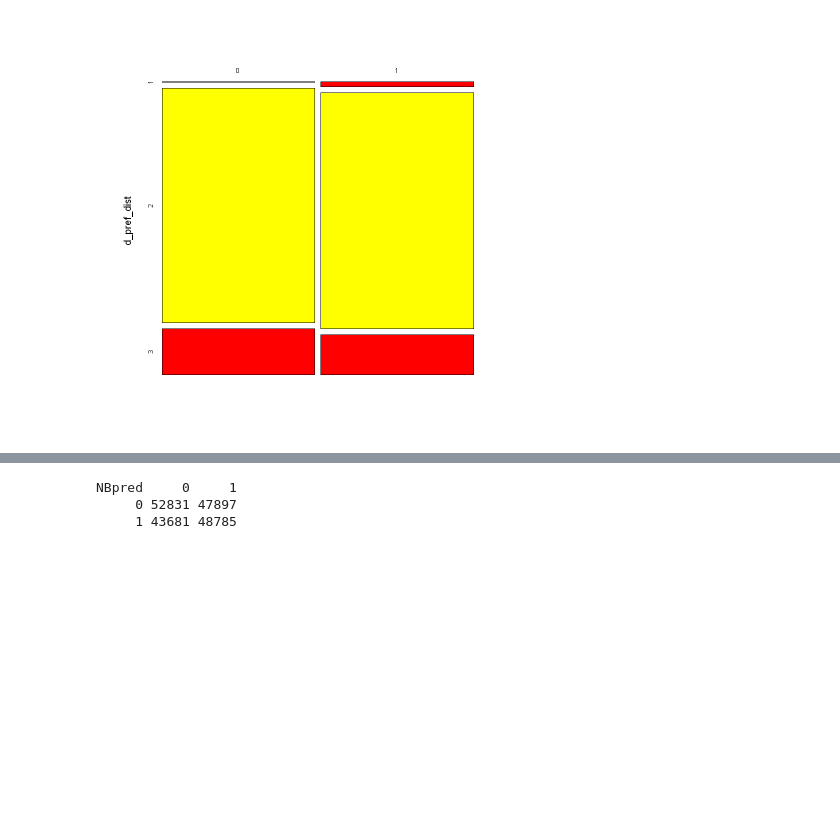
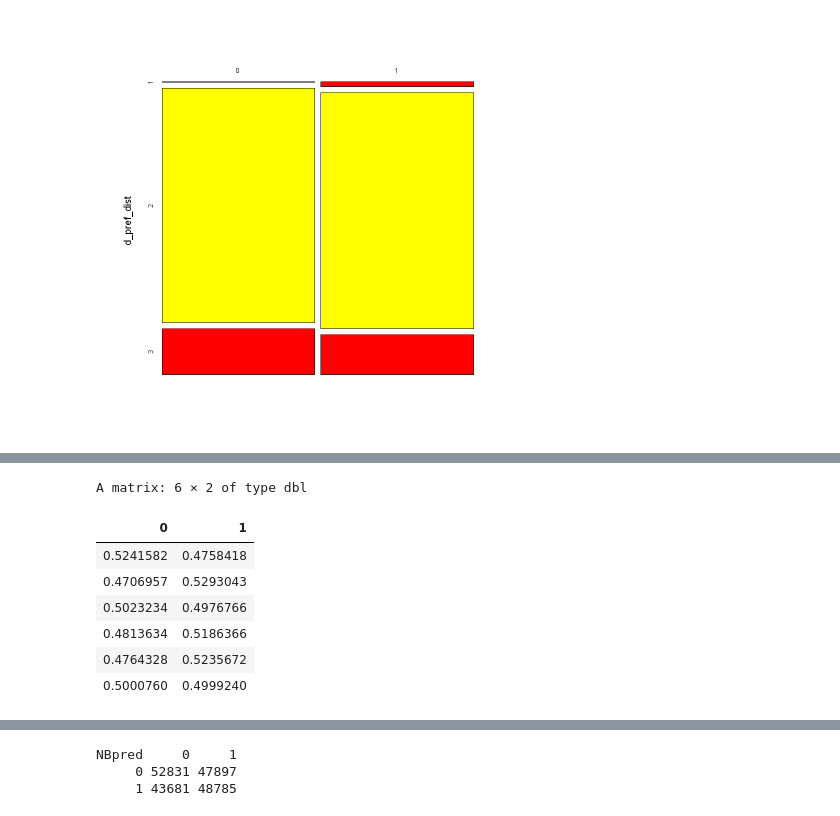
Before and after one commit to smehdizadeh/CSCI5622_Machine-Learning, a Jupyter notebook: NB.ipynb, the cells around one changed output, grey strips where cells are left out. Drawn from its saved outputs; the diff is of its cells as text; code cells hidden in the pictures; blank space fills up the shorter version.

```diff
--- a/NB.ipynb
+++ b/NB.ipynb
@@ -80,5 +100,5 @@ A data.frame: 6 × 7
 # %%
-NBmodel <- naive_bayes(df_train$Preferred ~., data=df_train)
+NBmodel <- naive_bayes(Preferred ~., data=df_train, laplace=1)
 print(NBmodel)
 # %% [output]
 ================================== Naive Bayes ==================================
@@ -124 +153,12 @@ A matrix: 6 × 2 of type dbl
+# %%
+head(NBmodel %prob% df_test[1:6])
+# %% [output]
+A matrix: 6 × 2 of type dbl
+| 0 | 1 |
+| 0.5241582 | 0.4758418 |
+| 0.4706957 | 0.5293043 |
+| 0.5023234 | 0.4976766 |
+| 0.4813634 | 0.5186366 |
+| 0.4764328 | 0.5235672 |
+| 0.5000760 | 0.4999240 |
 # %%
```
Also changed, not shown: parts of 10 cells of this notebook.
